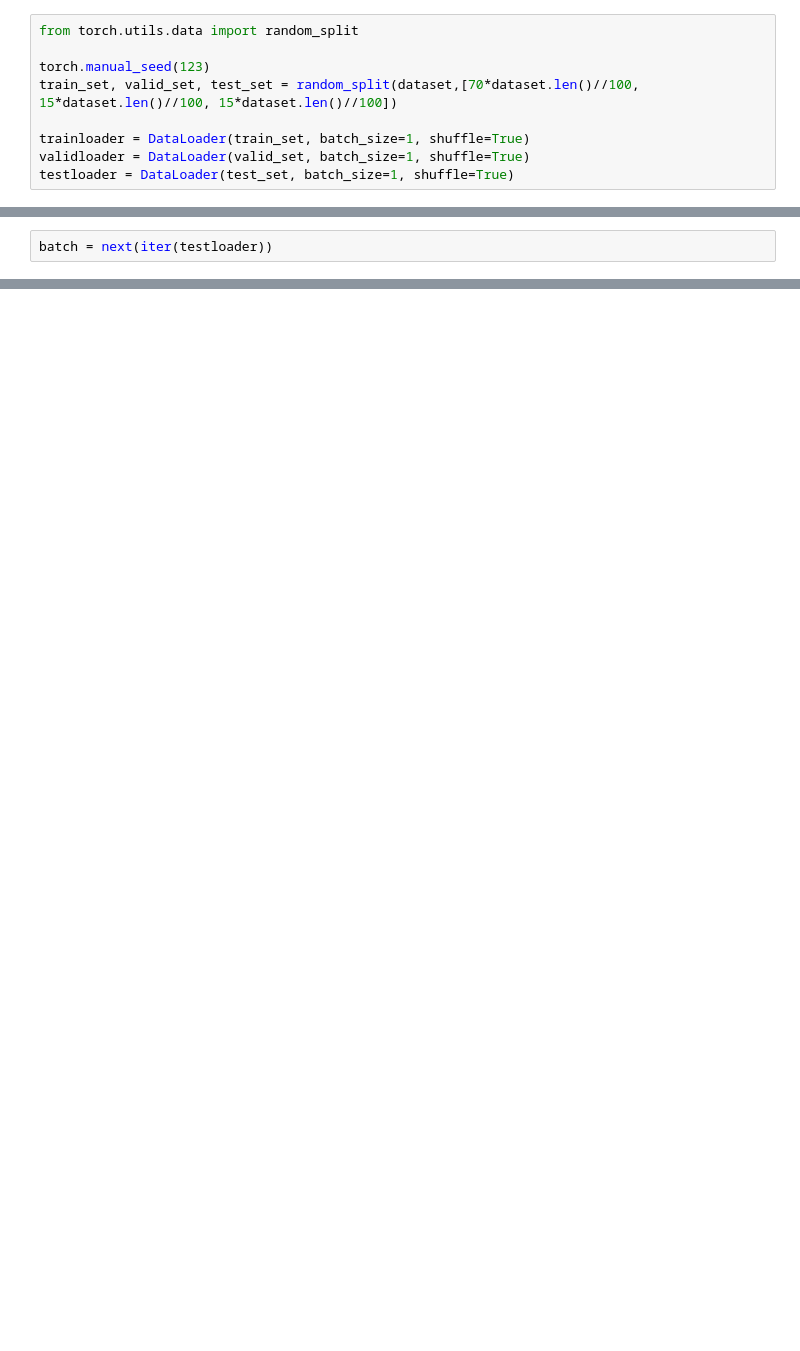
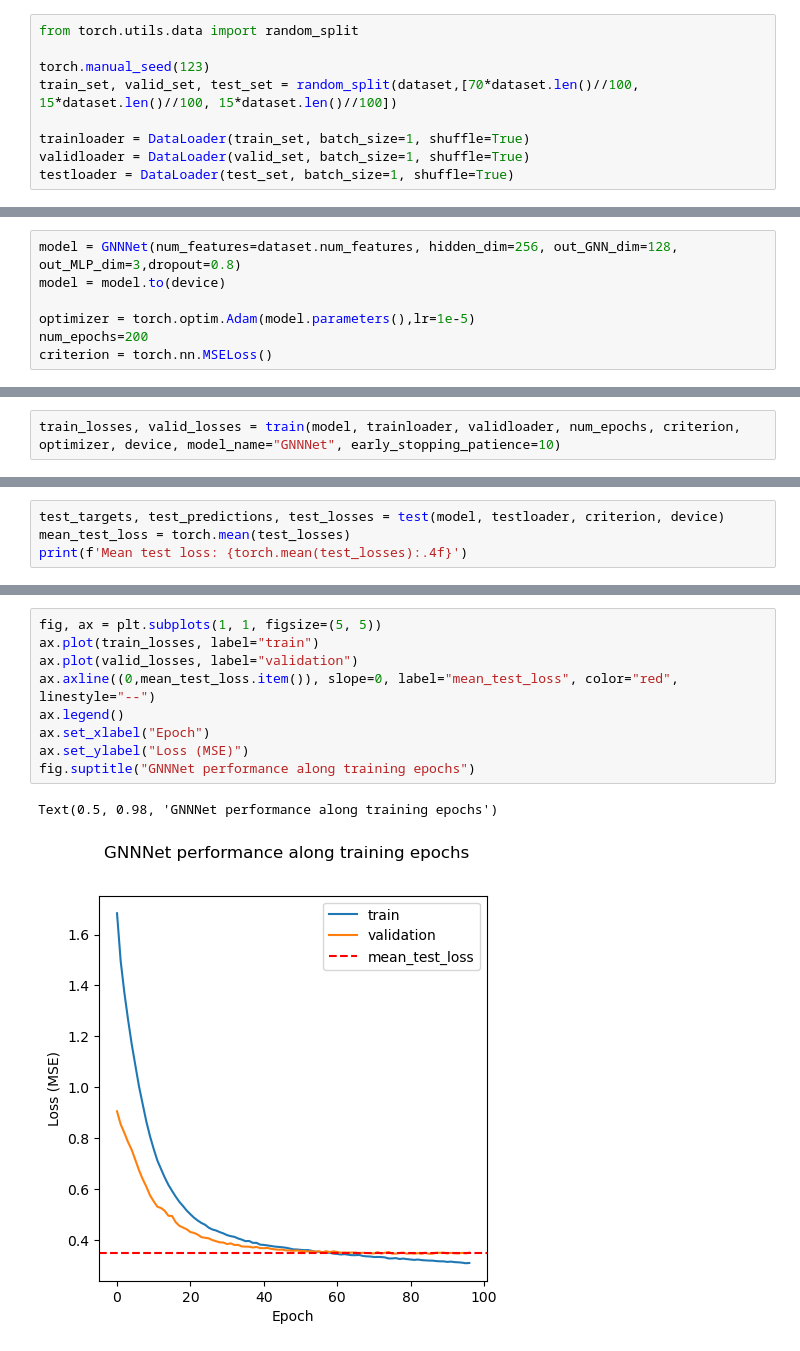
Before and after one commit to mufernando/gcn, a Jupyter notebook: predict_node.ipynb, the cells around one changed output, grey strips where cells are left out. Drawn from its saved outputs; the diff is of its cells as text; blank space fills up the shorter version.

```diff
--- a/predict_node.ipynb
+++ b/predict_node.ipynb
@@ -179,2 +58,0 @@ real.shape
-# %%
-batch = next(iter(testloader))
@@ -204,0 +59,7 @@ plt.xlabel('Observed diversity')
+# %%
+model = GNNNet(num_features=dataset.num_features, hidden_dim=256, out_GNN_dim=128, out_MLP_dim=3,dropout=0.8)
+model = model.to(device)
+
+optimizer = torch.optim.Adam(model.parameters(),lr=1e-5)
+num_epochs=200
+criterion = torch.nn.MSELoss()
@@ -204,0 +127,2 @@ plt.xlabel('Observed diversity')
+# %%
+train_losses, valid_losses = train(model, trainloader, validloader, num_epochs, criterion, optimizer, device, model_name="GNNNet", early_stopping_patience=10)
@@ -204,0 +147,4 @@ plt.xlabel('Observed diversity')
+# %%
+test_targets, test_predictions, test_losses = test(model, testloader, criterion, device)
+mean_test_loss = torch.mean(test_losses)
+print(f'Mean test loss: {torch.mean(test_losses):.4f}')
@@ -204,0 +153,12 @@ plt.xlabel('Observed diversity')
+# %%
+fig, ax = plt.subplots(1, 1, figsize=(5, 5))
+ax.plot(train_losses, label="train")
+ax.plot(valid_losses, label="validation")
+ax.axline((0,mean_test_loss.item()), slope=0, label="mean_test_loss", color="red", linestyle="--")
+ax.legend()
+ax.set_xlabel("Epoch")
+ax.set_ylabel("Loss (MSE)")
+fig.suptitle("GNNNet performance along training epochs")
+# %% [output]
+Text(0.5, 0.98, 'GNNNet performance along training epochs')
+[figure, added]
```
Also changed, not shown: parts of 42 cells of this notebook, 3 other files.
